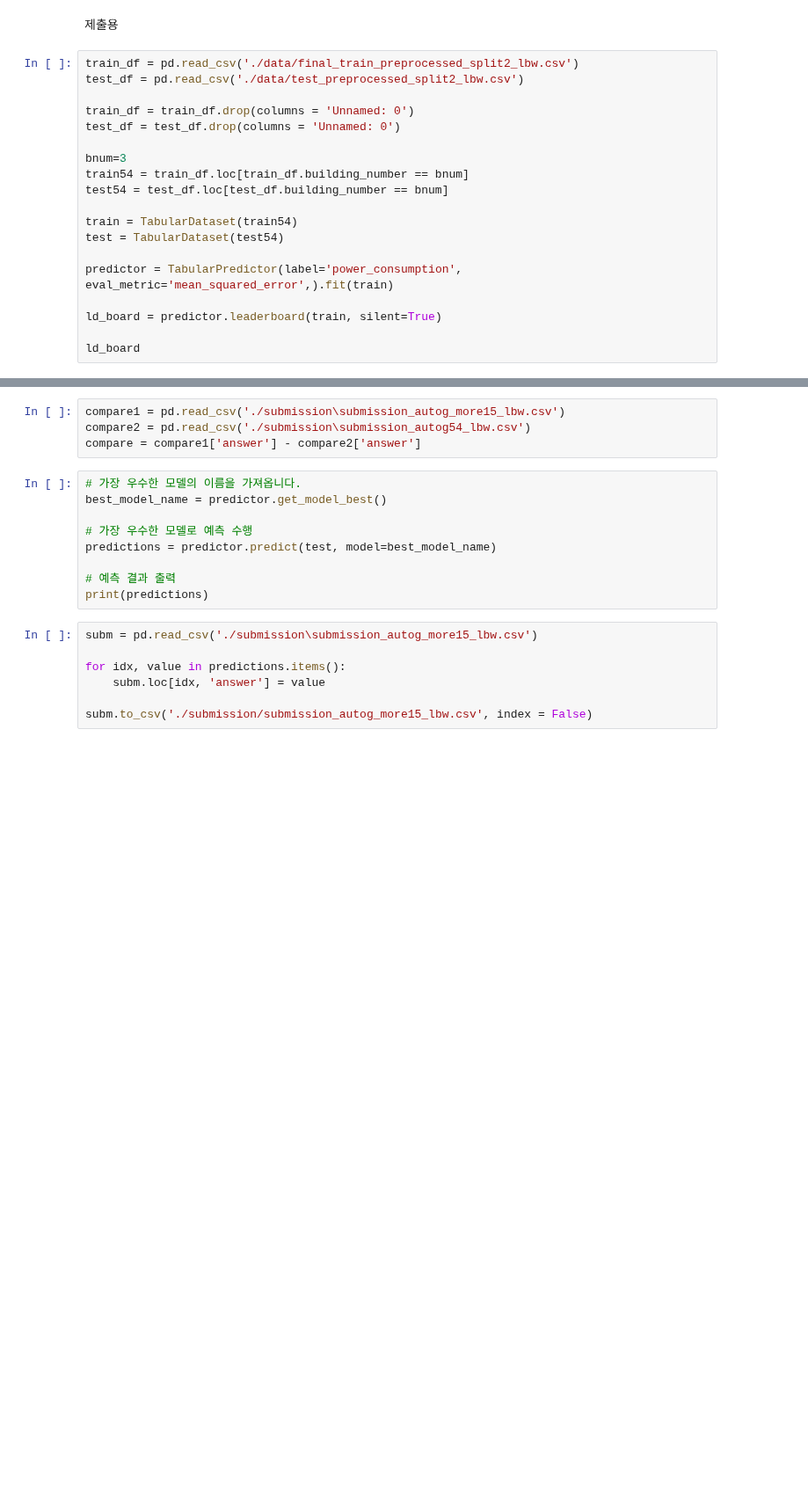
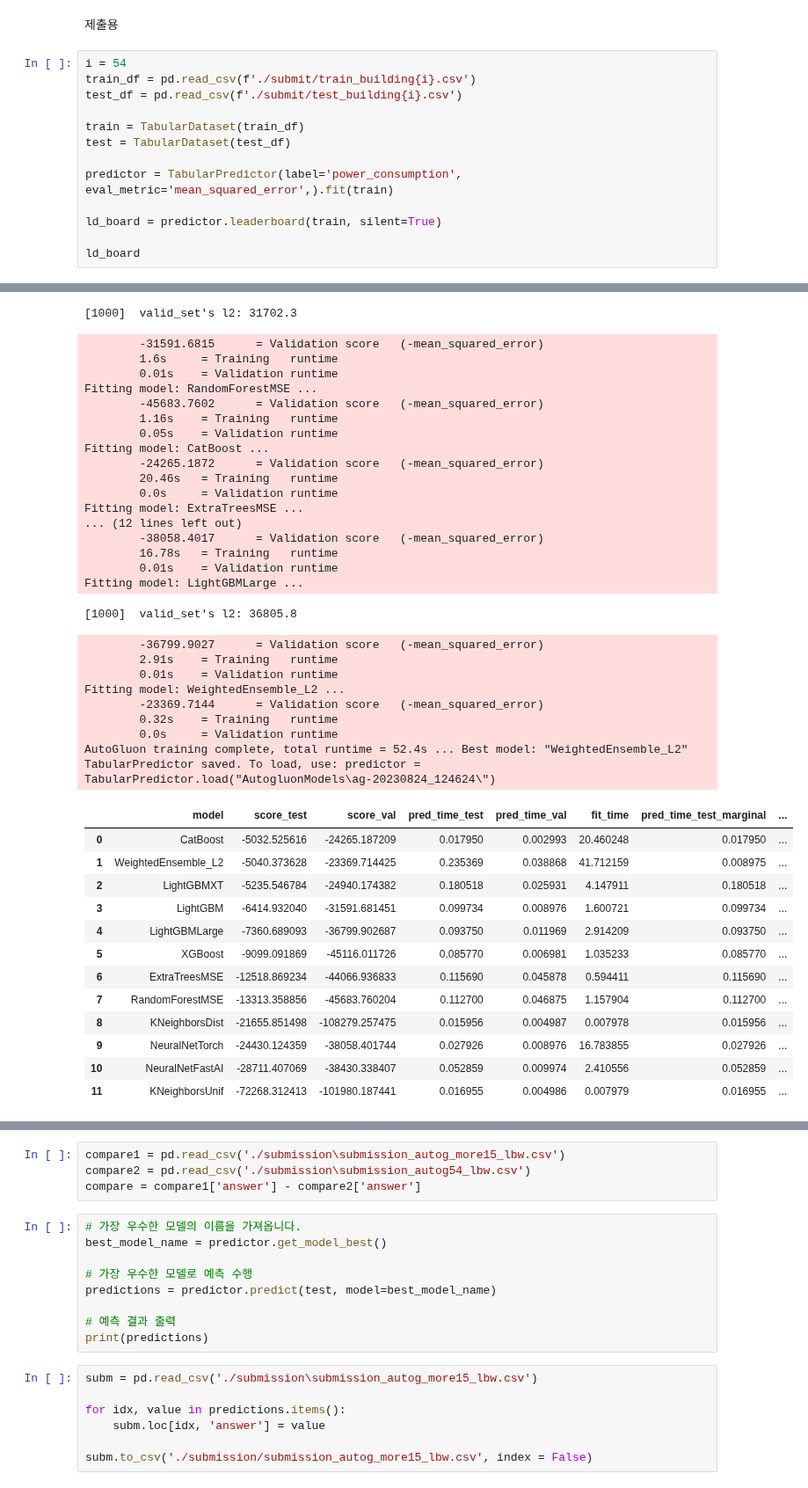
Before and after one commit to wooseungw/power_consumption_comp, a Jupyter notebook: avengers.ipynb, the cells around one changed output, grey strips where cells are left out. Shown at 88% size. Drawn from its saved outputs; the diff is of its cells as text; blank space fills up the shorter version.

```diff
--- a/avengers.ipynb
+++ b/avengers.ipynb
@@ -96,21 +109,16 @@ print(score)
 # %% [markdown]
 제출용
 # %%
-train_df = pd.read_csv('./data/final_train_preprocessed_split2_lbw.csv')
-test_df = pd.read_csv('./data/test_preprocessed_split2_lbw.csv')
+i = 54
+train_df = pd.read_csv(f'./submit/train_building{i}.csv')
+test_df = pd.read_csv(f'./submit/test_building{i}.csv')
 
-train_df = train_df.drop(columns = 'Unnamed: 0')
-test_df = test_df.drop(columns = 'Unnamed: 0')
-
-bnum=3
-train54 = train_df.loc[train_df.building_number == bnum]
-test54 = test_df.loc[test_df.building_number == bnum]
-
-train = TabularDataset(train54)
-test = TabularDataset(test54)
+train = TabularDataset(train_df)
+test = TabularDataset(test_df)
 
 predictor = TabularPredictor(label='power_consumption', eval_metric='mean_squared_error',).fit(train)
 
 ld_board = predictor.leaderboard(train, silent=True)
 
 ld_board
+# %% [output]
@@ -116,0 +150,41 @@ ld_board
+[1000]  valid_set's l2: 31702.3
+        -31591.6815      = Validation score   (-mean_squared_error)
+        1.6s     = Training   runtime
+        0.01s    = Validation runtime
+Fitting model: RandomForestMSE ...
+        -45683.7602      = Validation score   (-mean_squared_error)
+        1.16s    = Training   runtime
+        0.05s    = Validation runtime
+Fitting model: CatBoost ...
+        -24265.1872      = Validation score   (-mean_squared_error)
+        20.46s   = Training   runtime
+        0.0s     = Validation runtime
+Fitting model: ExtraTreesMSE ...
+... (12 lines left out)
+        -38058.4017      = Validation score   (-mean_squared_error)
+        16.78s   = Training   runtime
+        0.01s    = Validation runtime
+Fitting model: LightGBMLarge ...
+[1000]  valid_set's l2: 36805.8
+        -36799.9027      = Validation score   (-mean_squared_error)
+        2.91s    = Training   runtime
+        0.01s    = Validation runtime
+Fitting model: WeightedEnsemble_L2 ...
+        -23369.7144      = Validation score   (-mean_squared_error)
+        0.32s    = Training   runtime
+        0.0s     = Validation runtime
+AutoGluon training complete, total runtime = 52.4s ... Best model: "WeightedEnsemble_L2"
+TabularPredictor saved. To load, use: predictor = TabularPredictor.load("AutogluonModels\ag-20230824_124624\")
+|  | model | score_test | score_val | pred_time_test | pred_time_val | fit_time | pred_time_test_marginal | ... |
+| 0 | CatBoost | -5032.525616 | -24265.187209 | 0.017950 | 0.002993 | 20.460248 | 0.017950 | ... |
+| 1 | WeightedEnsemble_L2 | -5040.373628 | -23369.714425 | 0.235369 | 0.038868 | 41.712159 | 0.008975 | ... |
+| 2 | LightGBMXT | -5235.546784 | -24940.174382 | 0.180518 | 0.025931 | 4.147911 | 0.180518 | ... |
+| 3 | LightGBM | -6414.932040 | -31591.681451 | 0.099734 | 0.008976 | 1.600721 | 0.099734 | ... |
+| 4 | LightGBMLarge | -7360.689093 | -36799.902687 | 0.093750 | 0.011969 | 2.914209 | 0.093750 | ... |
+| 5 | XGBoost | -9099.091869 | -45116.011726 | 0.085770 | 0.006981 | 1.035233 | 0.085770 | ... |
+| 6 | ExtraTreesMSE | -12518.869234 | -44066.936833 | 0.115690 | 0.045878 | 0.594411 | 0.115690 | ... |
+| 7 | RandomForestMSE | -13313.358856 | -45683.760204 | 0.112700 | 0.046875 | 1.157904 | 0.112700 | ... |
+| 8 | KNeighborsDist | -21655.851498 | -108279.257475 | 0.015956 | 0.004987 | 0.007978 | 0.015956 | ... |
+| 9 | NeuralNetTorch | -24430.124359 | -38058.401744 | 0.027926 | 0.008976 | 16.783855 | 0.027926 | ... |
+| 10 | NeuralNetFastAI | -28711.407069 | -38430.338407 | 0.052859 | 0.009974 | 2.410556 | 0.052859 | ... |
+| 11 | KNeighborsUnif | -72268.312413 | -101980.187441 | 0.016955 | 0.004986 | 0.007979 | 0.016955 | ... |
```
Also changed, not shown: parts of 15 cells of this notebook.
